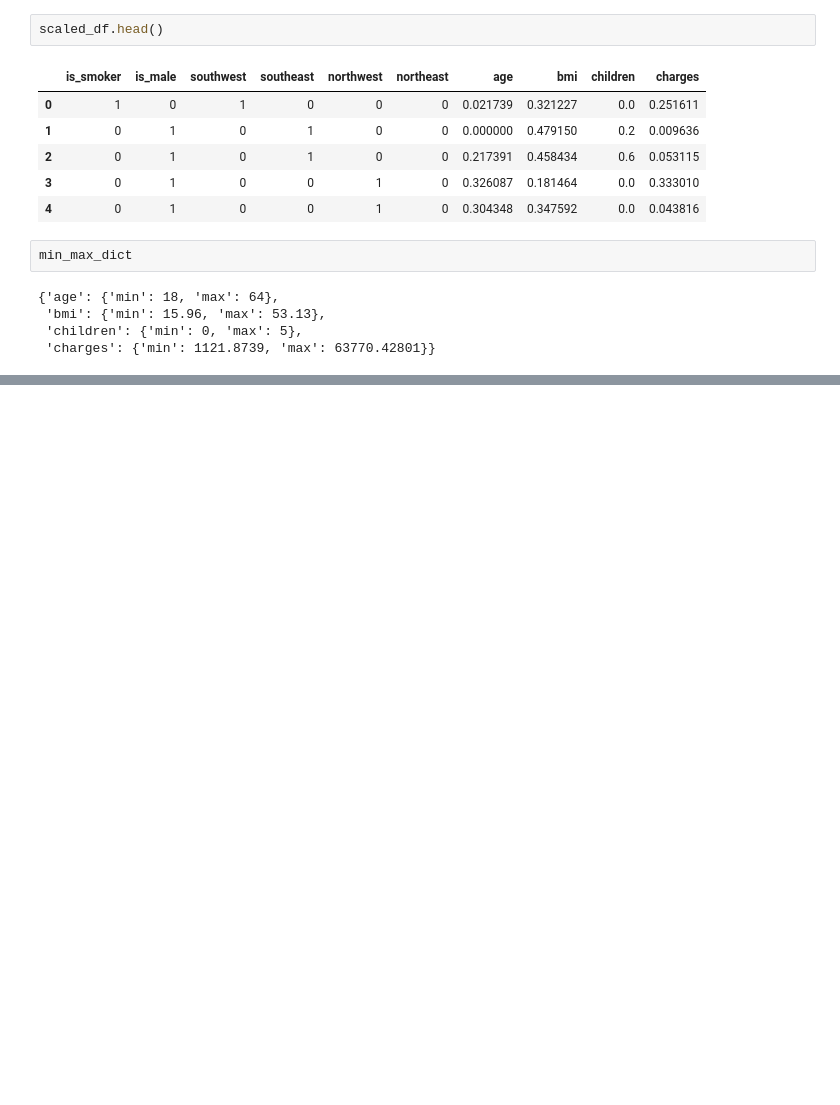
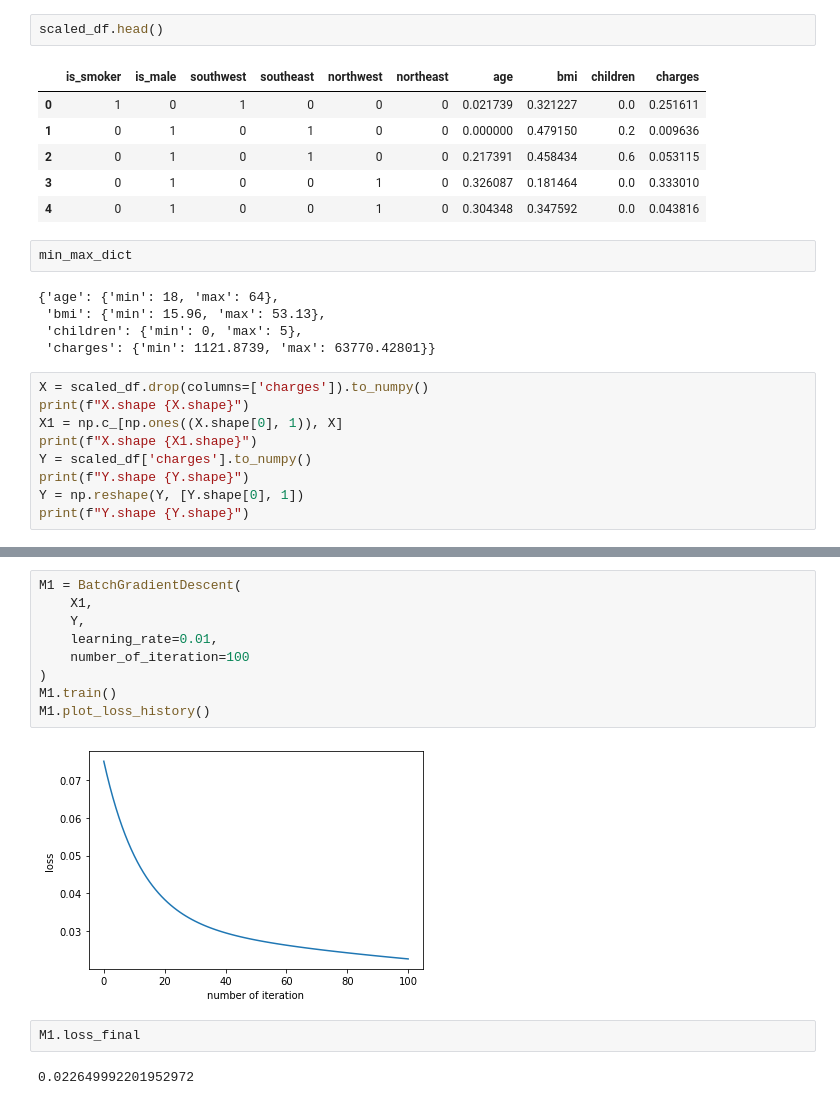
Before and after one commit to SanyueHan/COMP3027J-Data-Mining-Machine-Learning, a Jupyter notebook: Assignments/Assignment_1/Assignment_1_total.ipynb, the cells around one changed output, grey strips where cells are left out. Cells and saved outputs as stored; diff of their text form; blank space fills up the shorter version.

```diff
--- a/Assignments/Assignment_1/preprocess.ipynb
+++ b/Assignments/Assignment_1/Assignment_1_total.ipynb
@@ -192,3 +176,12 @@ min_max_dict
  'bmi': {'min': 15.96, 'max': 53.13},
  'children': {'min': 0, 'max': 5},
  'charges': {'min': 1121.8739, 'max': 63770.42801}}
+# %%
+X = scaled_df.drop(columns=['charges']).to_numpy()
+print(f"X.shape {X.shape}")
+X1 = np.c_[np.ones((X.shape[0], 1)), X]
+print(f"X.shape {X1.shape}")
+Y = scaled_df['charges'].to_numpy()
+print(f"Y.shape {Y.shape}")
+Y = np.reshape(Y, [Y.shape[0], 1])
+print(f"Y.shape {Y.shape}")
@@ -194,0 +277,15 @@ min_max_dict
+# %%
+M1 = BatchGradientDescent(
+    X1,
+    Y,
+    learning_rate=0.01,
+    number_of_iteration=100
+)
+M1.train()
+M1.plot_loss_history()
+# %% [output]
+[figure, added]
+# %%
+M1.loss_final
+# %% [output]
+0.022649992201952972
```
Also changed, not shown: parts of 17 cells of this notebook.
